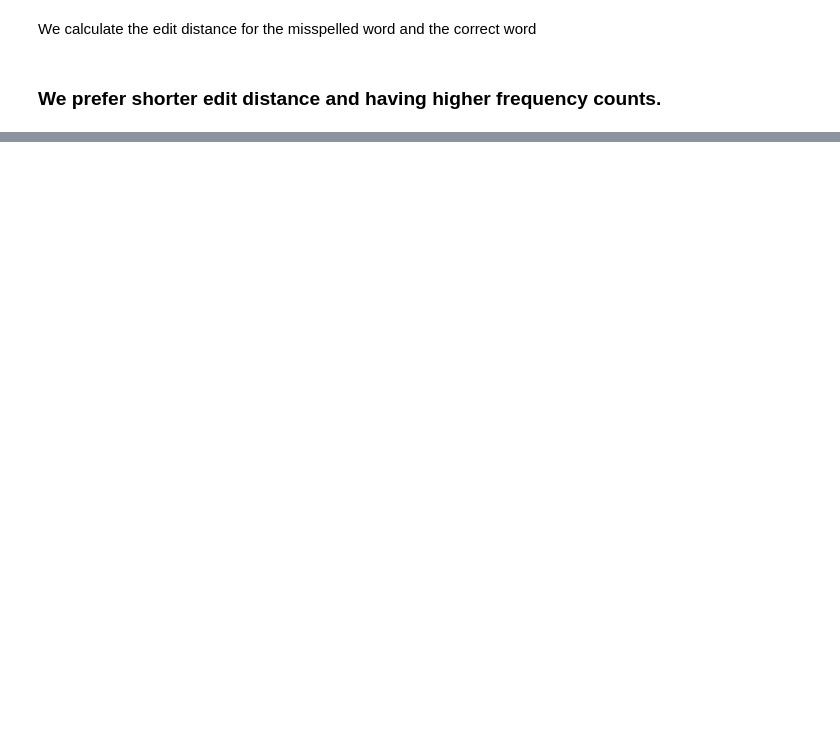
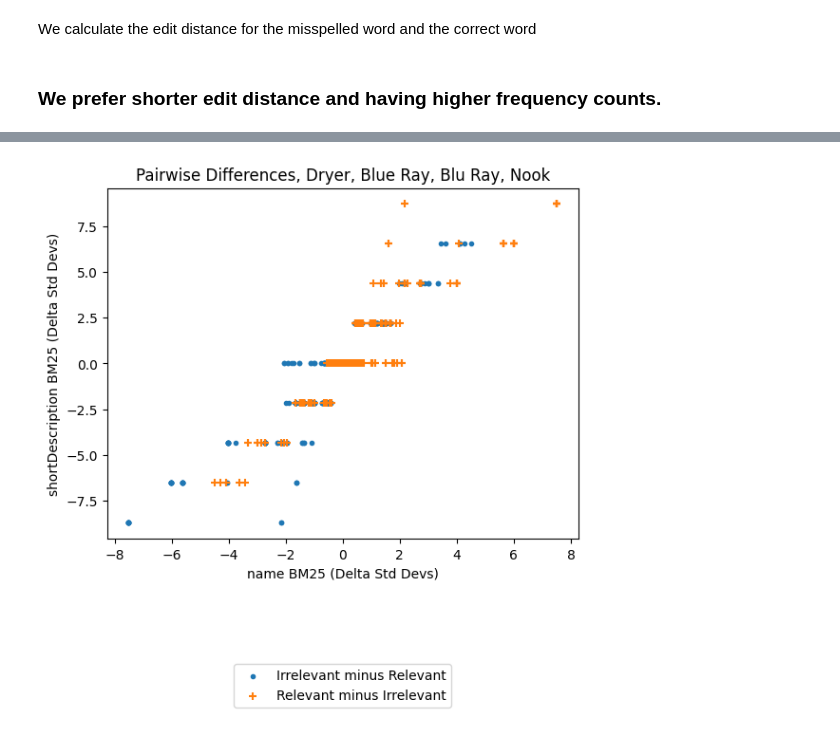
Before and after one commit to ShivaHariSonu/search-project, a Jupyter notebook: search/data-science/notebooks/search-nb/search-preprocessing-nb.ipynb, the cells around one changed output, grey strips where cells are left out. Saved outputs shown, nothing was run; the diff lists cells and outputs as text; code cells hidden in the pictures; blank space fills up the shorter version.

```diff
--- a/search/data-science/notebooks/search-nb/search-preprocessing-nb.ipynb
+++ b/search/data-science/notebooks/search-nb/search-preprocessing-nb.ipynb
@@ -571,0 +979,18 @@ matches_final.sort_values(by=['correction_counts'], ascending=[False])[["misspel
+# %%
+from plot import plot_pairwise_data
+
+# Filter down to a judgment list of our two fav queries
+# out of the normalized data
+just_these_queries = []
+for j in normed_judgments:
+    if j.qid == 0 or j.qid == 2 or j.qid == 1 or j.qid == 9:
+        just_these_queries.append(j)
+
+# Pairwise transform just these two, and plot
+features, predictors = pairwise_transform(just_these_queries)
+plot_pairwise_data(features, predictors,
+                   xlabel="name BM25 (Delta Std Devs)",
+                   ylabel="shortDescription BM25 (Delta Std Devs)",
+                   title="Pairwise Differences, Dryer, Blue Ray, Blu Ray, Nook")
+# %% [output]
+[figure, added]
```
Also changed, not shown: parts of 39 cells of this notebook, 21 other files.
